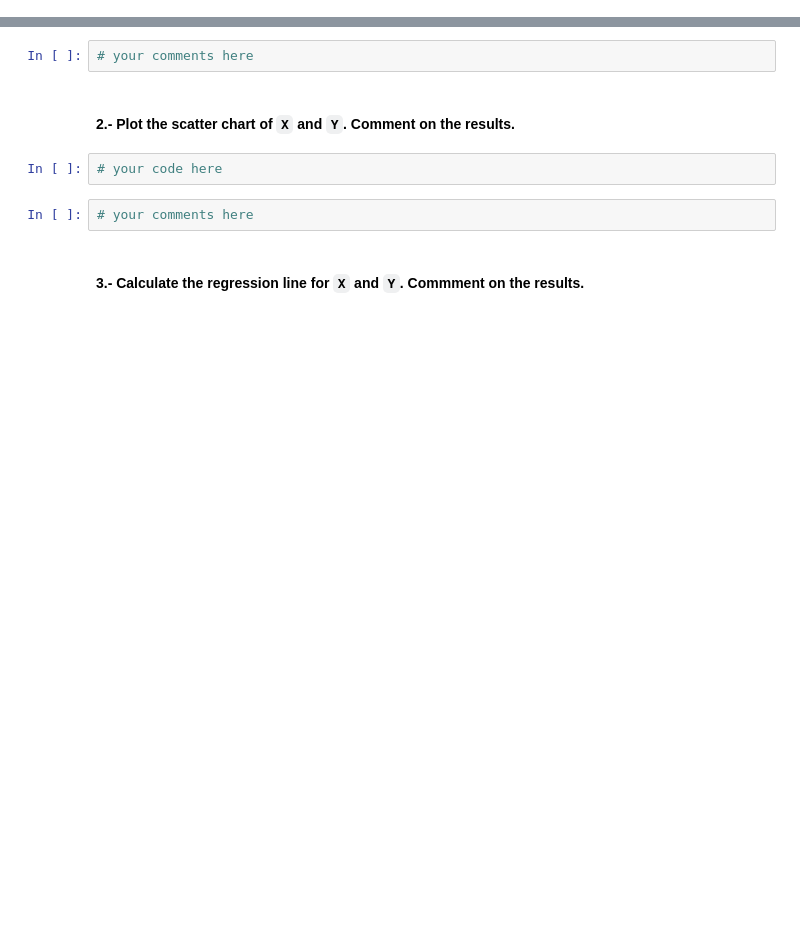
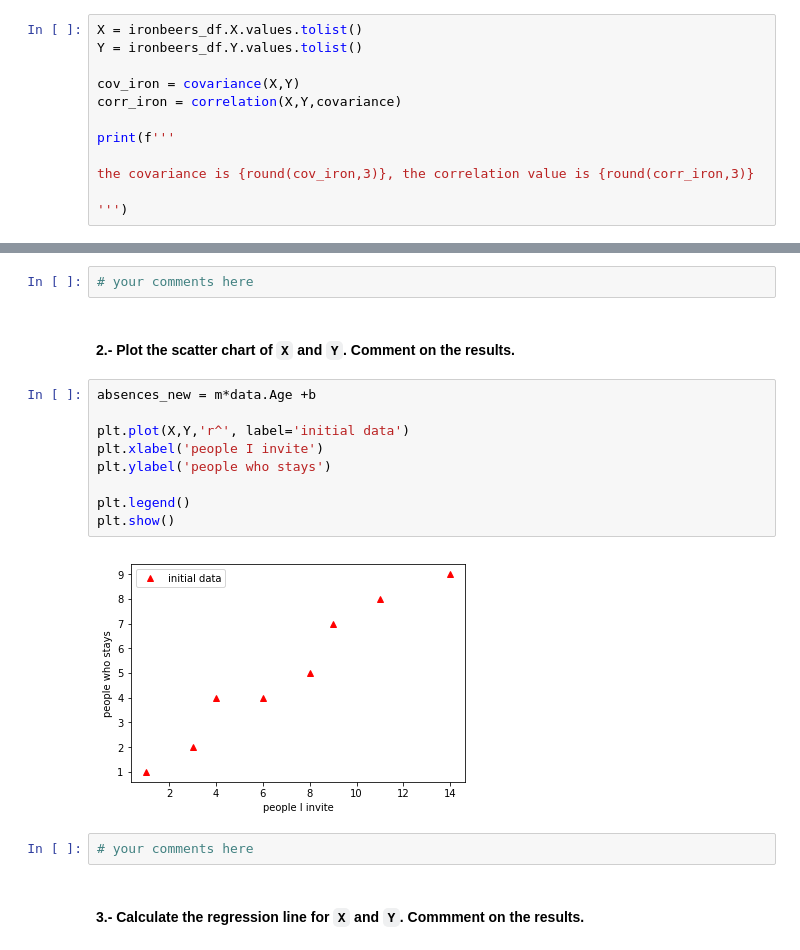
Before and after one commit to ta-data-bcn/lab-linear-regression-correlation, a Jupyter notebook: your-code/main.ipynb, the cells around one changed output, grey strips where cells are left out. Saved outputs shown, nothing was run; the diff lists cells and outputs as text; blank space fills up the shorter version.

```diff
--- a/your-code/main.ipynb
+++ b/your-code/main.ipynb
@@ -189,0 +186,12 @@ ironbeers_df = pd.DataFrame({'X': [1,3,4,6,8,9,11,14], 'Y': [1,2,4,4,5,7,8,9]})
+# %%
+X = ironbeers_df.X.values.tolist()
+Y = ironbeers_df.Y.values.tolist()
+
+cov_iron = covariance(X,Y)
+corr_iron = correlation(X,Y,covariance)
+
+print(f'''
+
+the covariance is {round(cov_iron,3)}, the correlation value is {round(corr_iron,3)}
+
+''')
@@ -191,8 +201,17 @@ ironbeers_df = pd.DataFrame({'X': [1,3,4,6,8,9,11,14], 'Y': [1,2,4,4,5,7,8,9]})
 # your comments here
 # %% [markdown]
 #### 2.- Plot the scatter chart of `X` and `Y`. Comment on the results.
-# %%
-# your code here
+# %%
+absences_new = m*data.Age +b
+
+plt.plot(X,Y,'r^', label='initial data')
+plt.xlabel('people I invite')
+plt.ylabel('people who stays')
+
+plt.legend()
+plt.show()
+# %% [output]
+[figure, added]
 # %%
 # your comments here
 # %% [markdown]
```
Also changed, not shown: parts of 26 cells of this notebook.
